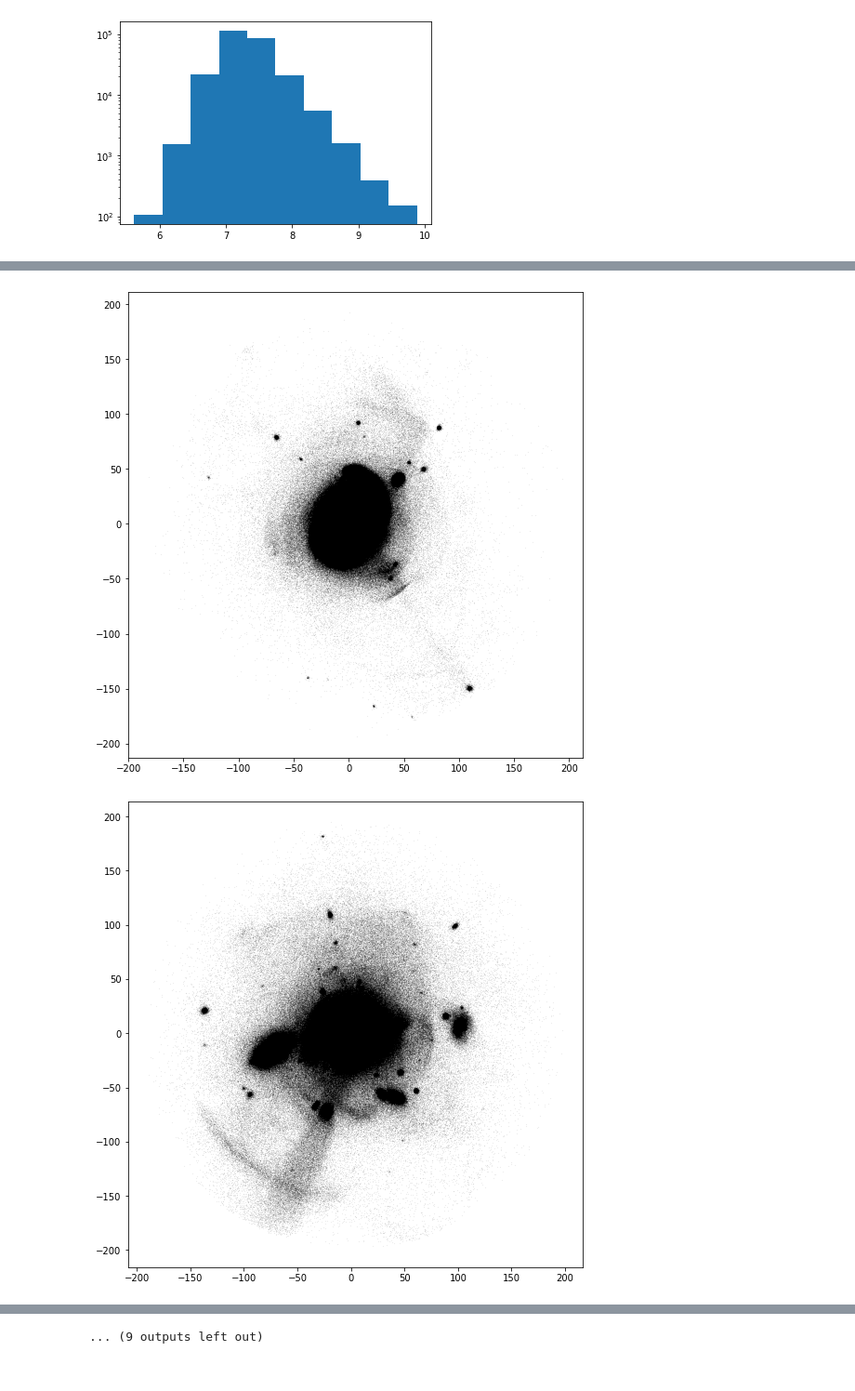
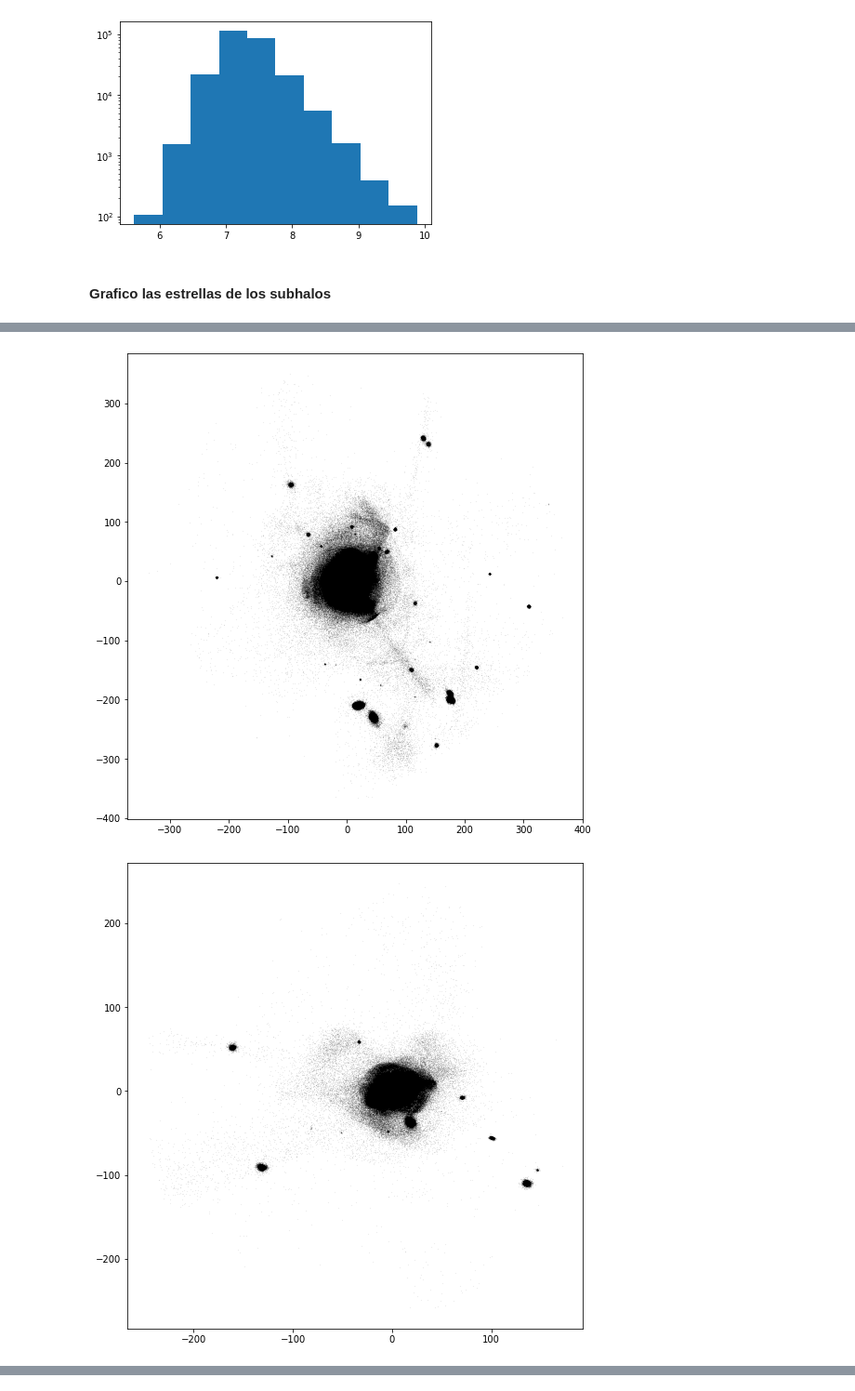
Before and after one commit to ornemarioni/gradients, a Jupyter notebook: programs/read_HESTIA.ipynb, the cells around one changed output, grey strips where cells are left out. Shown at 93% size. Saved outputs shown, nothing was run; the diff lists cells and outputs as text; code cells hidden in the pictures.

```diff
--- a/programs/read_HESTIA.ipynb
+++ b/programs/read_HESTIA.ipynb
@@ -446,6 +402,0 @@ Wall time: 1.48 s
-# %%
-import matplotlib.pyplot as plt
-fig, ax = plt.subplots(nrows=1, ncols=1, figsize=(8, 8))
-fig.subplots_adjust(bottom=0.10, left =0.12, right = 0.97, top = 0.97)
-
-ax.plot(x_str[mask], y_str[mask],'.k',markersize=0.05)
@@ -457,19 +408,23 @@ import h5py
 import rotation_mio as rot
 import sphviewer as sph
 import numpy as np
+import matplotlib.pyplot as plt
 
-vector = ('00','01','03')
+vector = (0,1,3)
 
-snap = h5py.File('../_simulations/snap_127.h5py', 'r')
+path = '../_simulations/snap_127/'
 
-for i in range(0,1):
-    cm   = snap['subhalo_0'+ str('%s' %vector[i])+ '/Center'][()]
-    aexp = snap['subhalo_0'+ str('%s' %vector[i])+ '/Time'][()]
-    h    = snap['subhalo_0'+ str('%s' %vector[i])+ '/h'][()]
+for i in range(0,3):
 
-    pstr = snap['subhalo_0'+ str('%s'%vector[i]) + '/Str/Coordinates'][()]
-    masa_str = snap['subhalo_0'+ str('%s' %vector[i]) + '/Str/Masses'][()]
-    vel  = snap['subhalo_0'+ str('%s' %vector[i])+ '/Str/Velocities'][()]
+    snap = h5py.File(path + 'subhalo_'+str('%03d'%vector[i])+'.h5py', 'r')
+
+    cm   = snap['/Center'][()]
+    aexp = snap['/Time'][()]
+    h    = snap['/h'][()]
+
+    pstr = snap['/Str/Coordinates'][()]
+    masa_str = snap['/Str/Masses'][()]
+    vel  = snap['/Str/Velocities'][()]
 
 #---aca paso las coordenadas respecto al centro de la galaxia------
     xstr = (pstr[:,0])*aexp/h
@@ -567,6 +522,6 @@ for i in range(0,1):
     #plt.text(12.5, 12.5, str('%.3f'%t)+'Gyr', fontsize=22, color='white', ha='left', va='top')
 
     plt.show()
-    #plt.clf()
+    plt.clf()
 # %% [output]
 [figure]
@@ -574,6 +531,8 @@ for i in range(0,1):
 rend1.histogram(log=True)
 # %% [output]
 [figure]
+# %% [markdown]
+#### Grafico las estrellas de los subhalos
 # %%
 import h5py
 import rotation_mio as rot
@@ -582,7 +541,7 @@ import numpy as np
 import matplotlib.pyplot as plt
 
 
-for j in range(0,10):
+for j in subh_ind[:8]:
     snap = h5py.File('../_simulations/snap_127/subhalo_'+ str('%03d'% j) +'.h5py', 'r')
 
     pstr = snap['/Str/Coordinates'][()]
@@ -617,2 +564,2 @@ subhalo_019
-[figure, old version]
+[figure, new version]
-[figure, old version]
+[figure, new version]
@@ -627 +570,0 @@ subhalo_019
-... (9 outputs left out)
```
Also changed, not shown: parts of 19 cells of this notebook, 3 other files.
